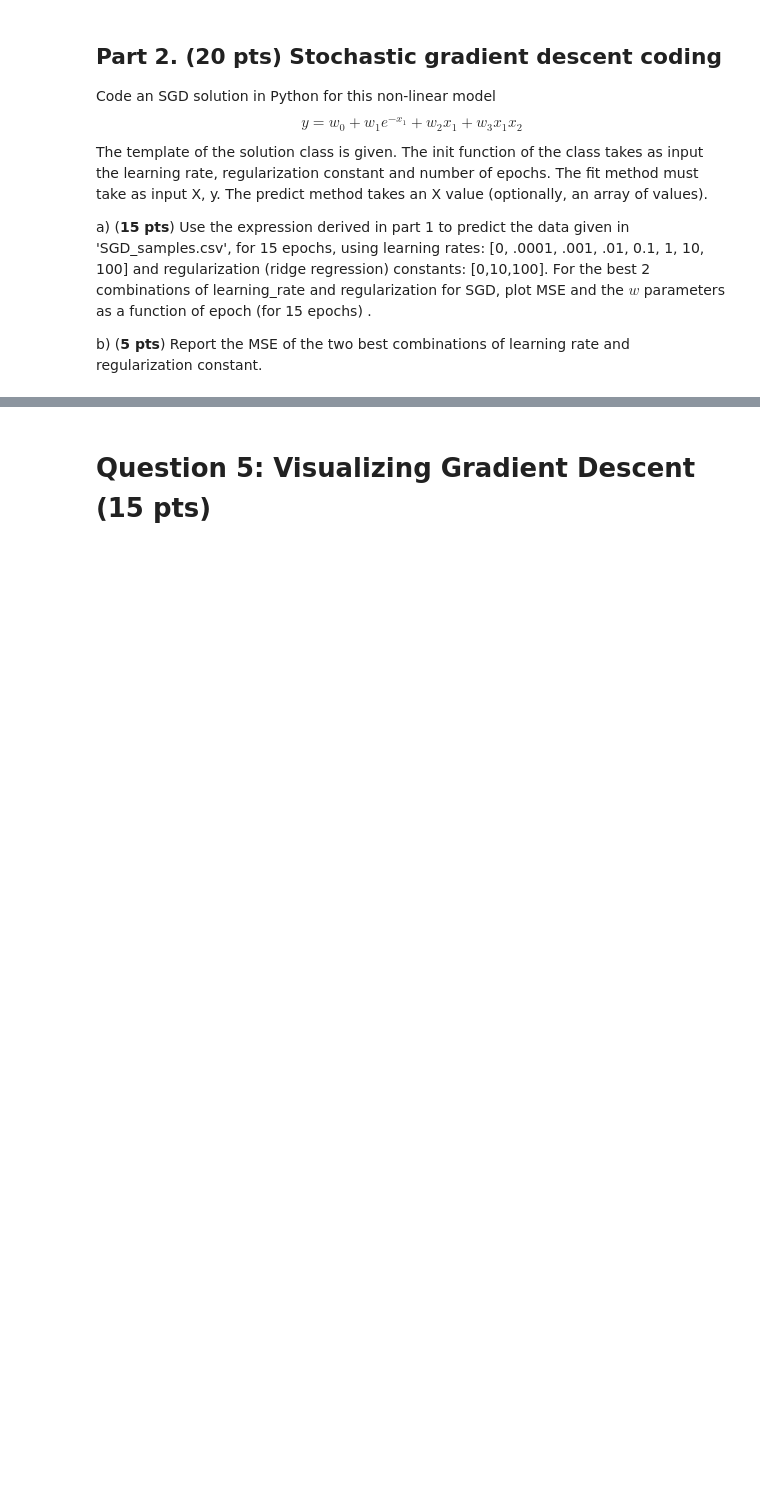
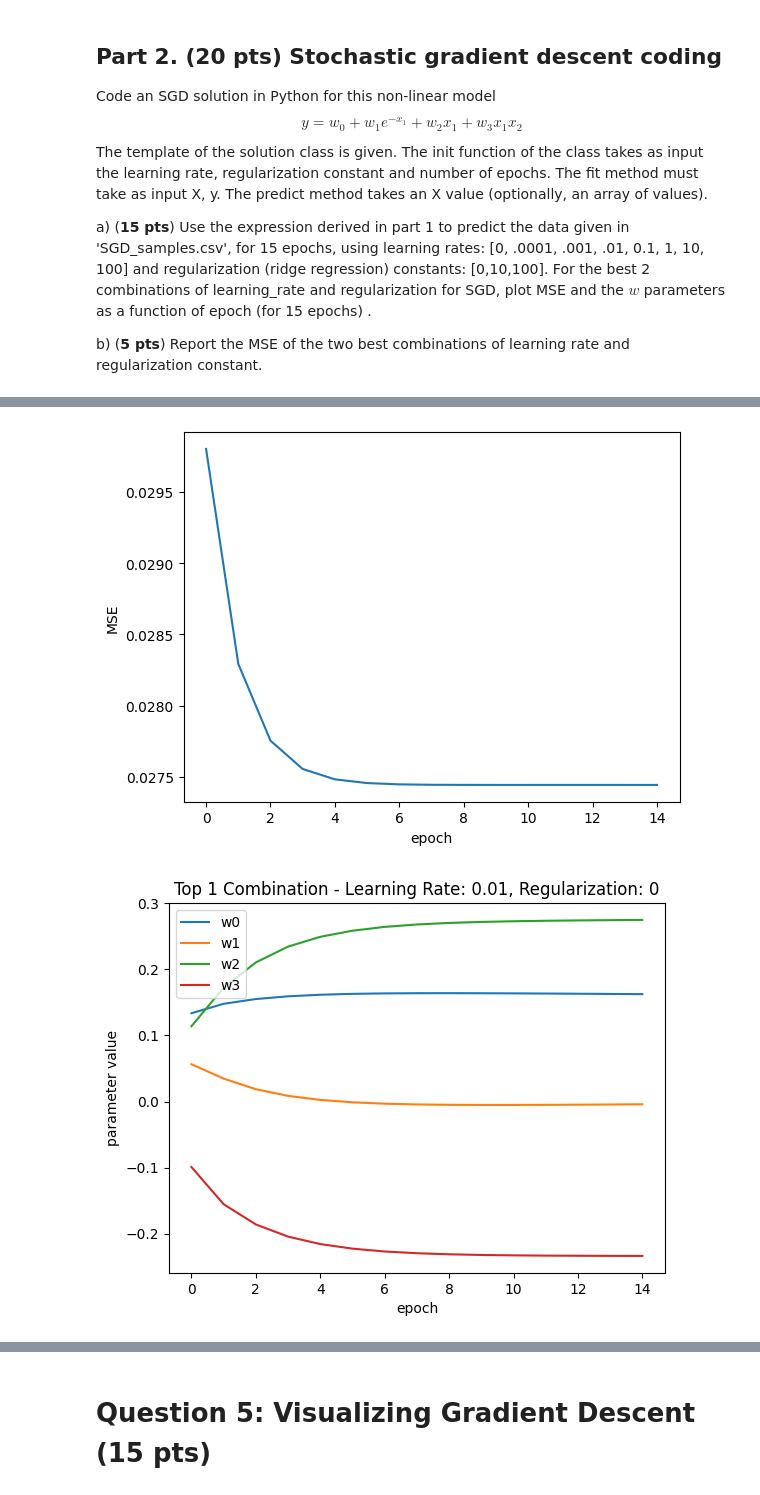
Before and after one commit to saiyam-shah/ml-ass2, a Jupyter notebook: HW_2-2.ipynb, the cells around one changed output, grey strips where cells are left out. Saved outputs shown, nothing was run; the diff lists cells and outputs as text; code cells hidden in the pictures; blank space fills up the shorter version.

```diff
--- a/HW_2-2.ipynb
+++ b/HW_2-2.ipynb
@@ -517,0 +436,12 @@ Learning Rate: 100, Regularization Strength: 100, Lowest MSE: nan
+# %%
+top_combinations = sorted(mse_values, key=lambda x: x[2])[:2]
+
+# Plot the MSE and coefficient values for the best two combinations
+for i, (lr, reg, mse) in enumerate(top_combinations):
+    model = Regression(lr, reg, n_epoch=15)
+    model.fit(X, y, plot=True)
+    plt.title(f'Top {i+1} Combination - Learning Rate: {lr}, Regularization: {reg}')
+    plt.show()
+# %% [output]
+[figure, added]
+[figure, added]
```
Also changed, not shown: parts of 9 cells of this notebook.
